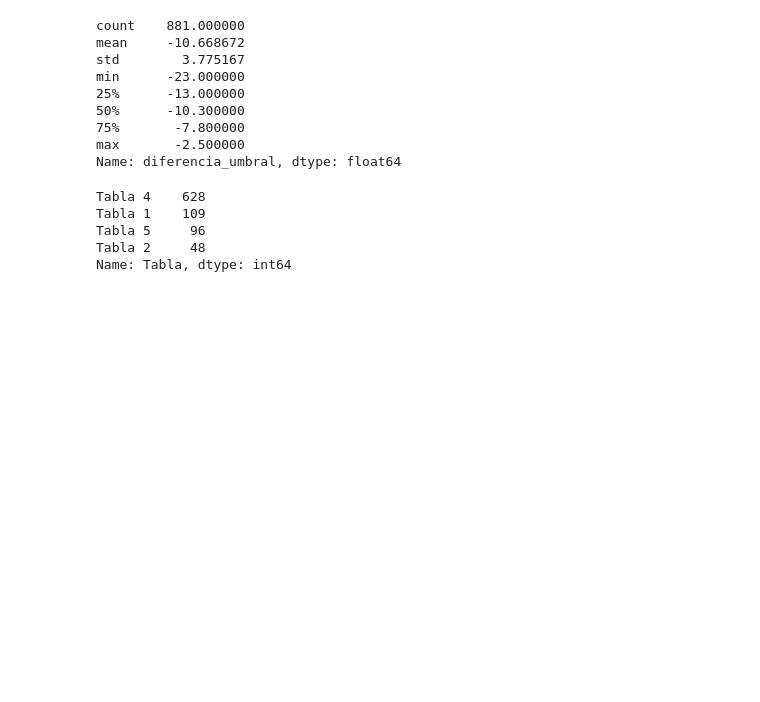
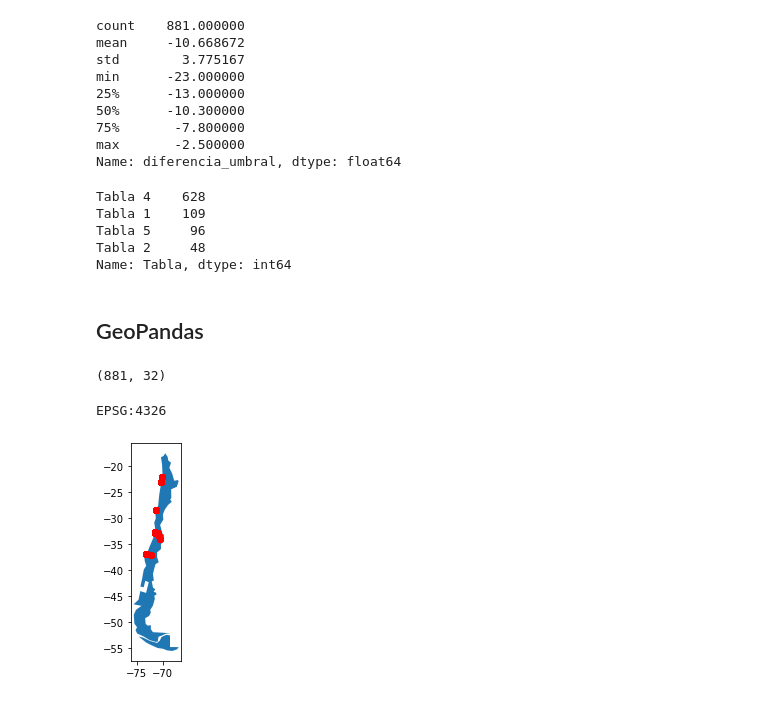
Before and after one commit to maticlein/proyectoCurso-vinf, a Jupyter notebook: ensayo_explicativo.ipynb, the cells around one changed output. Saved outputs shown, nothing was run; the diff lists cells and outputs as text; code cells hidden in the pictures; blank space fills up the shorter version.

Commit message:
primer avance GeoPandas

```diff
--- a/ensayo_explicativo.ipynb
+++ b/ensayo_explicativo.ipynb
@@ -258,3 +260,20 @@ Tabla 1    109
 Tabla 5     96
 Tabla 2     48
 Name: Tabla, dtype: int64
+# %% [markdown]
+## GeoPandas
+# %%
+gdf = gpd.GeoDataFrame(temperaturas, geometry = gpd.points_from_xy(temperaturas["Longitud"], temperaturas["Latitud"]))
+gdf.shape
+# %% [output]
+(881, 32)
+# %%
+world = gpd.read_file(gpd.datasets.get_path('naturalearth_lowres'))
+chile = world.loc[world['name'] == 'Chile']
+ax = chile.plot()
+gdf.plot(ax = ax, color = "red")
+print(chile.crs)
+plt.show()
+# %% [output]
+EPSG:4326
+[figure, added]
```
Also changed, not shown: parts of 17 cells of this notebook.
